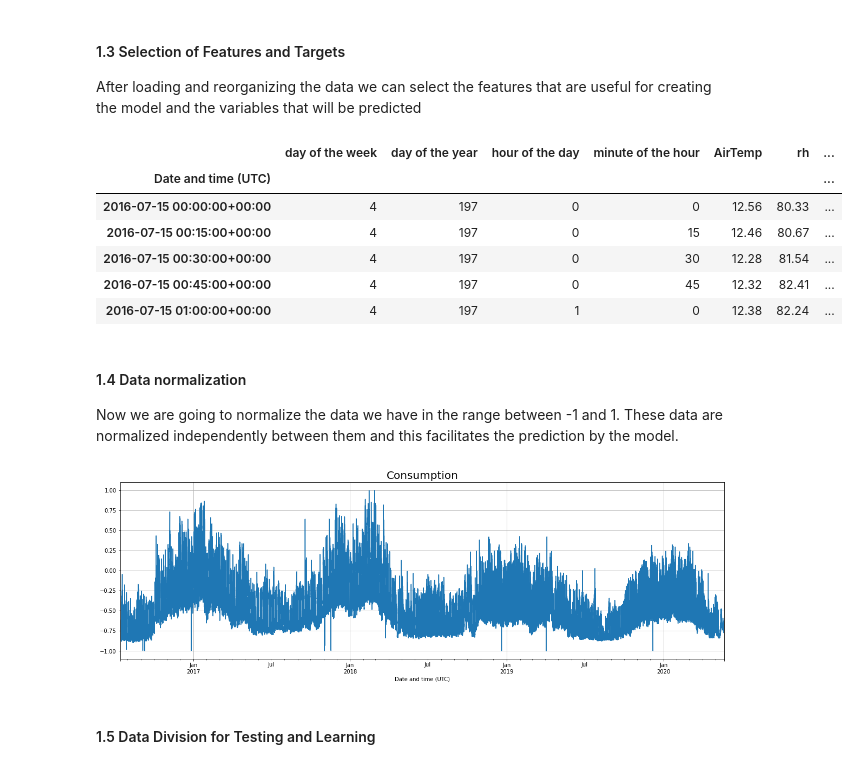
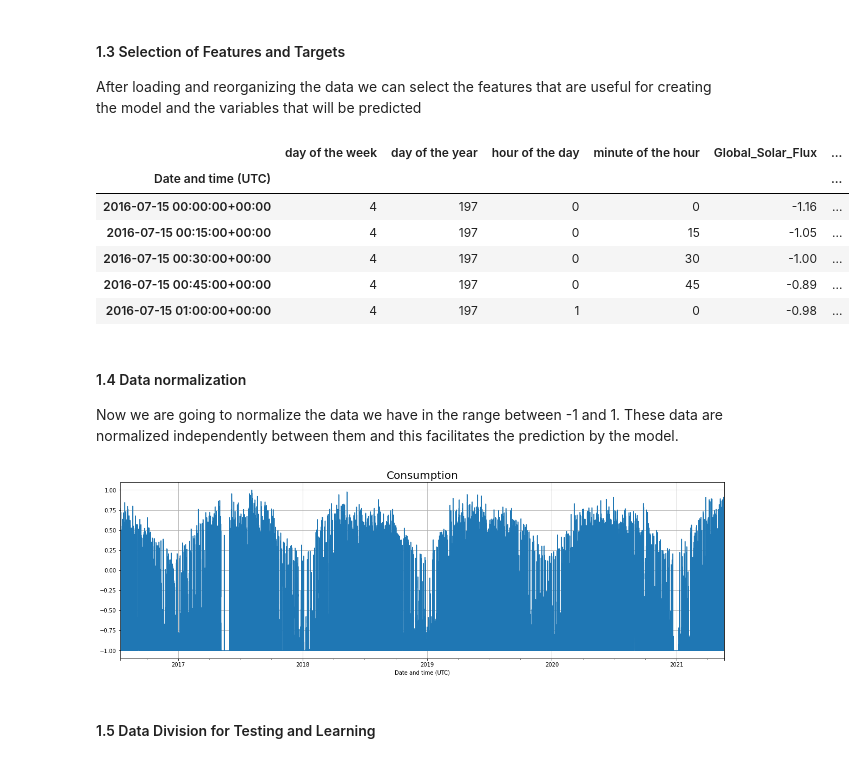
Before and after one commit to pedrobranco0410/E4C-Forecast, a Jupyter notebook: Notebooks/Consumption _prediction.ipynb, the cells around one changed output. Saved outputs shown, nothing was run; the diff lists cells and outputs as text; code cells hidden in the pictures.

```diff
--- a/Notebooks/Consumption _prediction.ipynb
+++ b/Notebooks/Consumption _prediction.ipynb
@@ -19,9 +19,7 @@ warnings.filterwarnings('ignore')
 #### 1.1 Data Loading
 We will load the data that is in .csv format. We choose the columns that interest us and organize the data by date. We also fill in missing data with the previous value so as not to cause any errors in the creation of the model
 # %%
-df = pd.read_csv('../Data/DrahiX_Data.csv', usecols=[0,5, 6,7,8,21,24], index_col=0, parse_dates=True, nrows = 135000)
-#df = pd.read_csv('New_Data.csv',index_col=0, parse_dates=True)
-df = df.fillna(method='ffill')
+#df = pd.read_csv('../Data/DrahiX_Data.csv', usecols=[0,5, 6,7,8,21,24], index_col=0, parse_dates=True)
+df = pd.read_csv('../Data/DrahiX_Data.csv', usecols=[0,1,2,3,14,21,24], index_col=0, parse_dates=True)
+#df = pd.read_csv('../Data/New_Data.csv',index_col=0, parse_dates=True, nrows = 46000)
 df.keys()
-
-sequence_length = int(60/15*24)
@@ -31,37 +33,39 @@ sequence_length = int(60/15*24)
 We will reorganize the loaded data in 15 minute intervals and add new features related to date and time.
 # %%
 df = df.resample('15Min').mean()
+df['Pmax'] = df['Pmax'].fillna(0)
 df = df.fillna(method='ffill')
+
 
 #Adding new features so that we can use the date and time in the model
 df['day of the week'] = df.index.dayofweek
 df['day of the year'] = df.index.dayofyear
 df['hour of the day'] = df.index.hour
 df['minute of the hour'] = df.index.minute
-df["Consumption"] = df['T1']+df['T2']+df['T3']+df['T4']
+df["Consumption"] = df["Pmax"]#df['T1']+df['T2']+df['T3']+df['T4']
 # %% [markdown]
 #### 1.3 Selection of Features and Targets
 
 After loading and reorganizing the data we can select the features that are useful for creating the model and the variables that will be predicted
 # %%
-features = ['day of the week','day of the year','hour of the day','minute of the hour', 'AirTemp','rh']
+features = ['day of the week','day of the year','hour of the day','minute of the hour','Global_Solar_Flux']
 labels   = ["Consumption"]
 inputs   = features + labels
 df = df[inputs]
 
 num_features = len(features)
 num_labels = len(labels)
 num_inputs = num_features + num_labels
 
 df.head()
 # %% [output]
-|  | day of the week | day of the year | hour of the day | minute of the hour | AirTemp | rh | ... |
-| Date and time (UTC) |  |  |  |  |  |  | ... |
-| 2016-07-15 00:00:00+00:00 | 4 | 197 | 0 | 0 | 12.56 | 80.33 | ... |
-| 2016-07-15 00:15:00+00:00 | 4 | 197 | 0 | 15 | 12.46 | 80.67 | ... |
-| 2016-07-15 00:30:00+00:00 | 4 | 197 | 0 | 30 | 12.28 | 81.54 | ... |
-| 2016-07-15 00:45:00+00:00 | 4 | 197 | 0 | 45 | 12.32 | 82.41 | ... |
-| 2016-07-15 01:00:00+00:00 | 4 | 197 | 1 | 0 | 12.38 | 82.24 | ... |
+|  | day of the week | day of the year | hour of the day | minute of the hour | Global_Solar_Flux | ... |
+| Date and time (UTC) |  |  |  |  |  | ... |
+| 2016-07-15 00:00:00+00:00 | 4 | 197 | 0 | 0 | -1.16 | ... |
+| 2016-07-15 00:15:00+00:00 | 4 | 197 | 0 | 15 | -1.05 | ... |
+| 2016-07-15 00:30:00+00:00 | 4 | 197 | 0 | 30 | -1.00 | ... |
+| 2016-07-15 00:45:00+00:00 | 4 | 197 | 0 | 45 | -0.89 | ... |
+| 2016-07-15 01:00:00+00:00 | 4 | 197 | 1 | 0 | -0.98 | ... |
 # %% [markdown]
 #### 1.4 Data normalization
 
@@ -78,7 +82,7 @@ for i in range(len(labels)):
     plt.grid(True)
     plt.show()
 # %% [output]
-[figure, old version]
+[figure, new version]
 # %% [markdown]
 #### 1.5 Data Division for Testing and Learning
 # %% [markdown]
```
Also changed, not shown: parts of 6 cells of this notebook, 25 other files.
